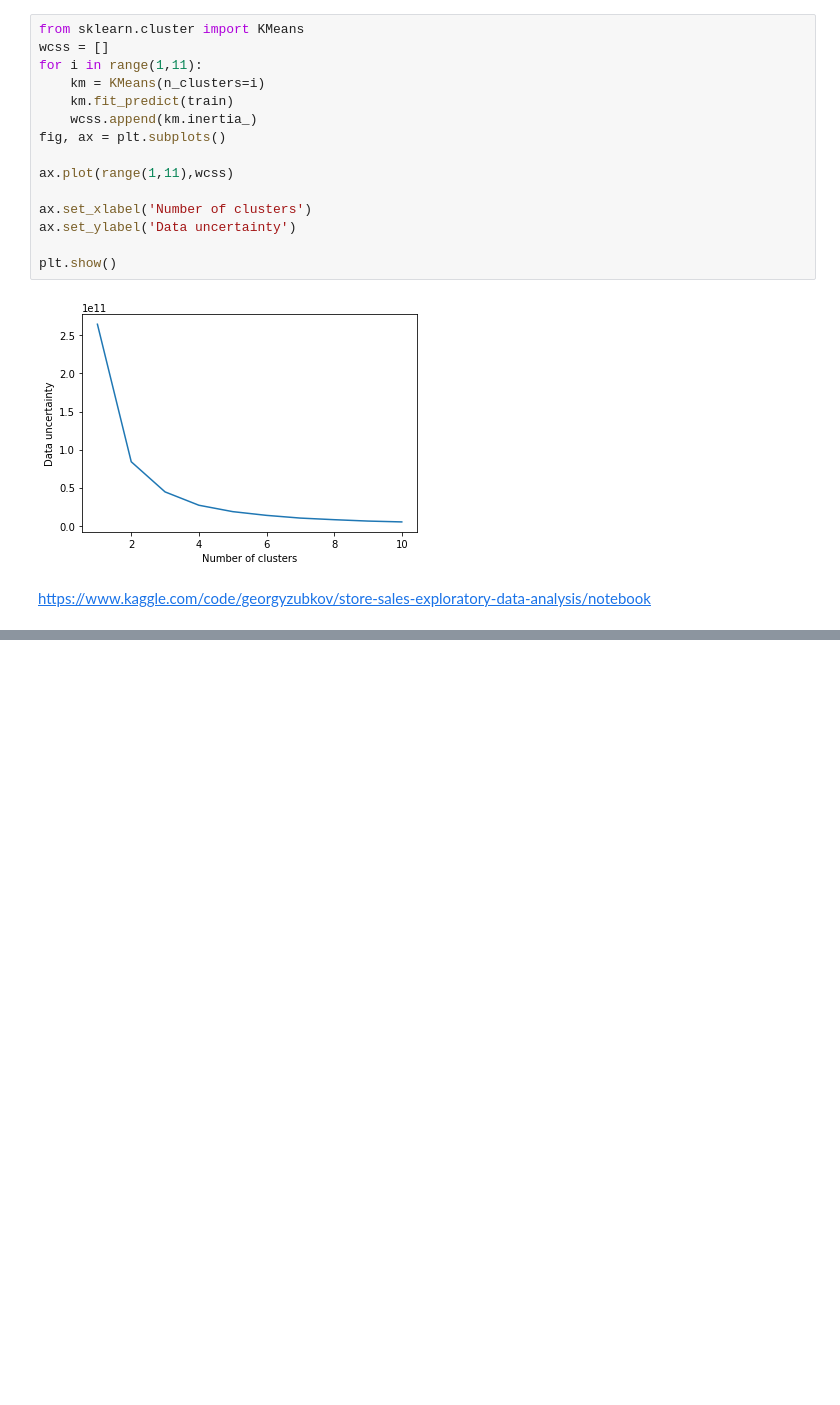
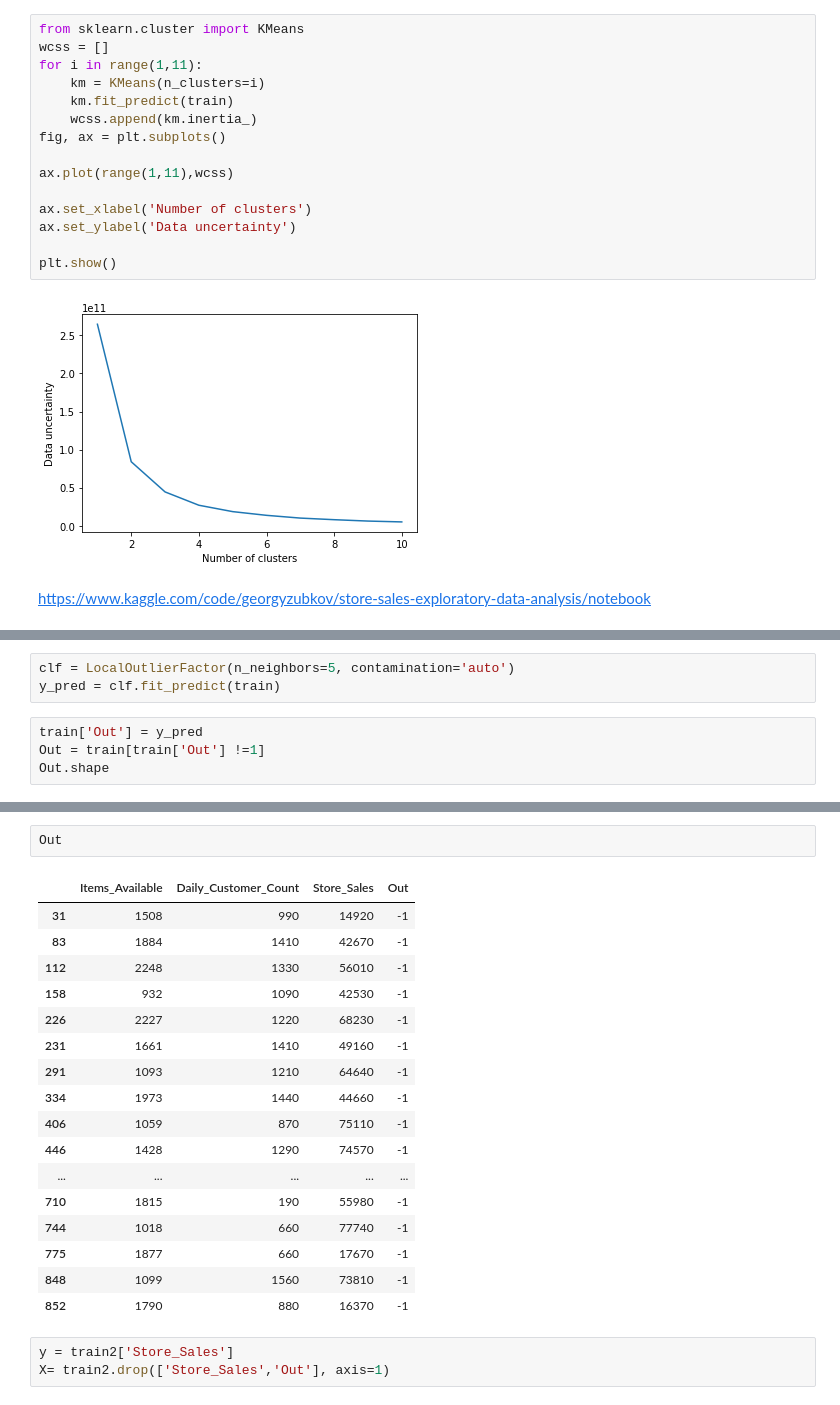
Before and after one commit to teoaleh/Data-Science-Projects, a Jupyter notebook: Supermarket store branches sales analysis/Graphs-Copy1.ipynb, the cells around one changed output, grey strips where cells are left out. Saved outputs shown, nothing was run; the diff lists cells and outputs as text; blank space fills up the shorter version.

```diff
--- a/Supermarket store branches sales analysis/Graphs-Copy1.ipynb
+++ b/Supermarket store branches sales analysis/Graphs-Copy1.ipynb
@@ -244,0 +247,7 @@ https://www.kaggle.com/code/georgyzubkov/store-sales-exploratory-data-analysis/n
+# %%
+clf = LocalOutlierFactor(n_neighbors=5, contamination='auto')
+y_pred = clf.fit_predict(train)
+# %%
+train['Out'] = y_pred
+Out = train[train['Out'] !=1]
+Out.shape
@@ -244,0 +273,23 @@ https://www.kaggle.com/code/georgyzubkov/store-sales-exploratory-data-analysis/n
+# %%
+Out
+# %% [output]
+|  | Items_Available | Daily_Customer_Count | Store_Sales | Out |
+| 31 | 1508 | 990 | 14920 | -1 |
+| 83 | 1884 | 1410 | 42670 | -1 |
+| 112 | 2248 | 1330 | 56010 | -1 |
+| 158 | 932 | 1090 | 42530 | -1 |
+| 226 | 2227 | 1220 | 68230 | -1 |
+| 231 | 1661 | 1410 | 49160 | -1 |
+| 291 | 1093 | 1210 | 64640 | -1 |
+| 334 | 1973 | 1440 | 44660 | -1 |
+| 406 | 1059 | 870 | 75110 | -1 |
+| 446 | 1428 | 1290 | 74570 | -1 |
+| ... | ... | ... | ... | ... |
+| 710 | 1815 | 190 | 55980 | -1 |
+| 744 | 1018 | 660 | 77740 | -1 |
+| 775 | 1877 | 660 | 17670 | -1 |
+| 848 | 1099 | 1560 | 73810 | -1 |
+| 852 | 1790 | 880 | 16370 | -1 |
+# %%
+y = train2['Store_Sales']
+X= train2.drop(['Store_Sales','Out'], axis=1)
```
Also changed, not shown: parts of 6 cells of this notebook.
